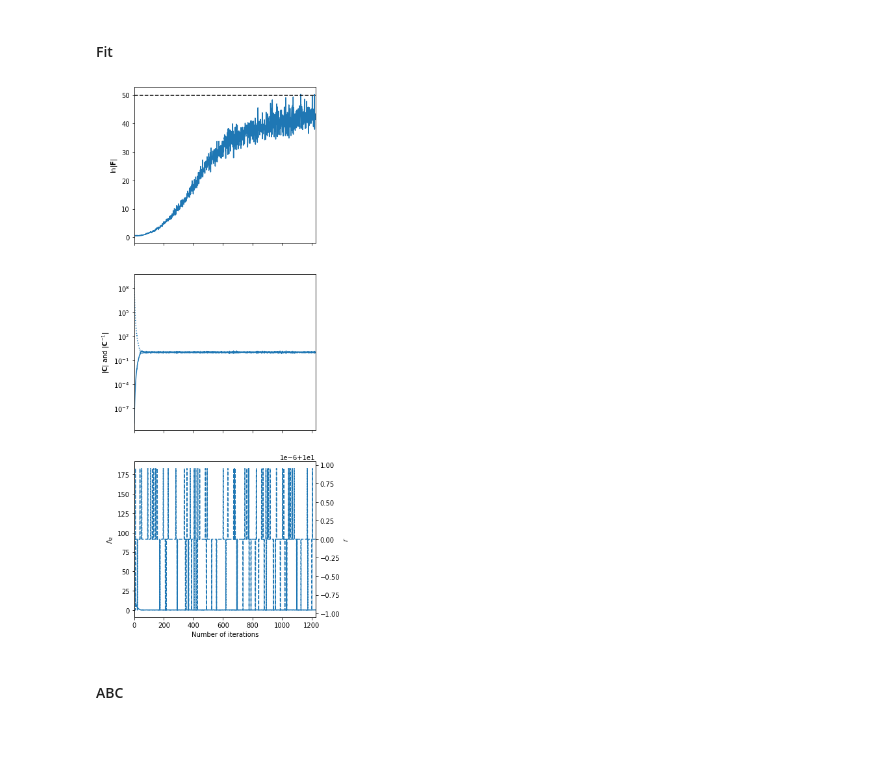
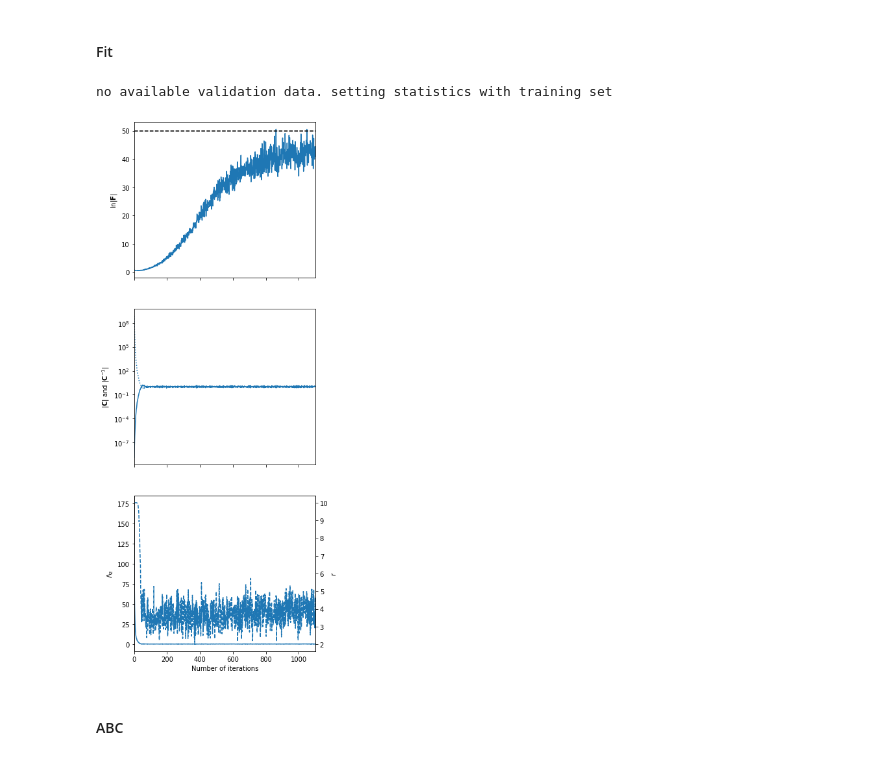
Before and after one commit to tlmakinen/imnn, a Jupyter notebook: examples/IMNN - JAX.ipynb, the cells around one changed output. Cells and saved outputs as stored; diff of their text form; code cells hidden in the pictures.

Commit message:
Working validation and precomputed simulation IMNN

```diff
--- a/examples/IMNN - JAX.ipynb
+++ b/examples/IMNN - JAX.ipynb
@@ -90,7 +89,7 @@ n_summaries = 5
 n_s = 1000
 n_d = 1000
 λ = 10.
-ϵ = 0.01
+ϵ = 0.1
 α = - math.log(ϵ * (λ - 1.) + ϵ**2. / (1 + ϵ)) / ϵ
 # %%
 model = stax.serial(
@@ -111,18 +112,22 @@ rng, fitting_key = jax.random.split(rng)
+# %%
+rng, abc_key = jax.random.split(rng)
 # %% [markdown]
 # Simulations on the fly
 # %% [markdown]
 ### Initialise IMNN
 # %%
-imnn = SimulatorIMNN(n_s=n_s, n_d=n_d, n_summaries=n_summaries, input_shape=input_shape,
-                     θ_fid=θ_fid, key=initial_model_key, model=model, optimiser=optimiser,
-                     simulator=lambda rng, θ: simulator(rng, θ, simulator_args=simulator_args))
+simulator_imnn = SimulatorIMNN(n_s=n_s, n_d=n_d, n_summaries=n_summaries, input_shape=input_shape,
+                               θ_fid=θ_fid, key=initial_model_key, model=model, optimiser=optimiser,
+                               simulator=lambda rng, θ: simulator(rng, θ, simulator_args=simulator_args))
 # %% [markdown]
 #### Fit
 # %%
-imnn.fit(λ=λ, α=α, rng=fitting_key)
+simulator_imnn.fit(λ=λ, α=α, rng=fitting_key)
+# %% [output]
+no available validation data. setting statistics with training set
 # %%
-imnn.training_plot(expected_detF=50);
+simulator_imnn.training_plot(expected_detF=50);
 # %% [output]
-[figure, old version]
+[figure, new version]
 # %% [markdown]
 #### ABC
```
Also changed, not shown: parts of 59 cells of this notebook, 8 other files.
